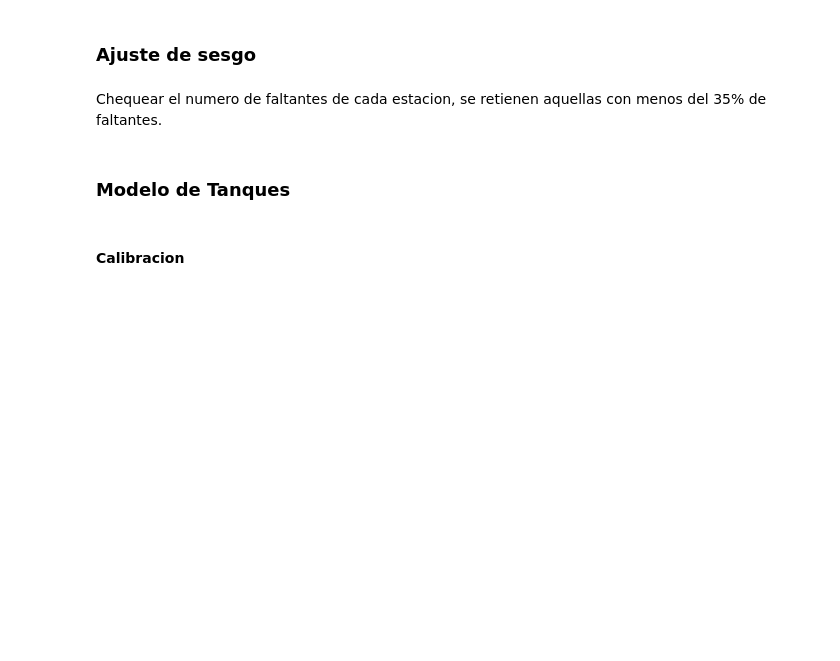
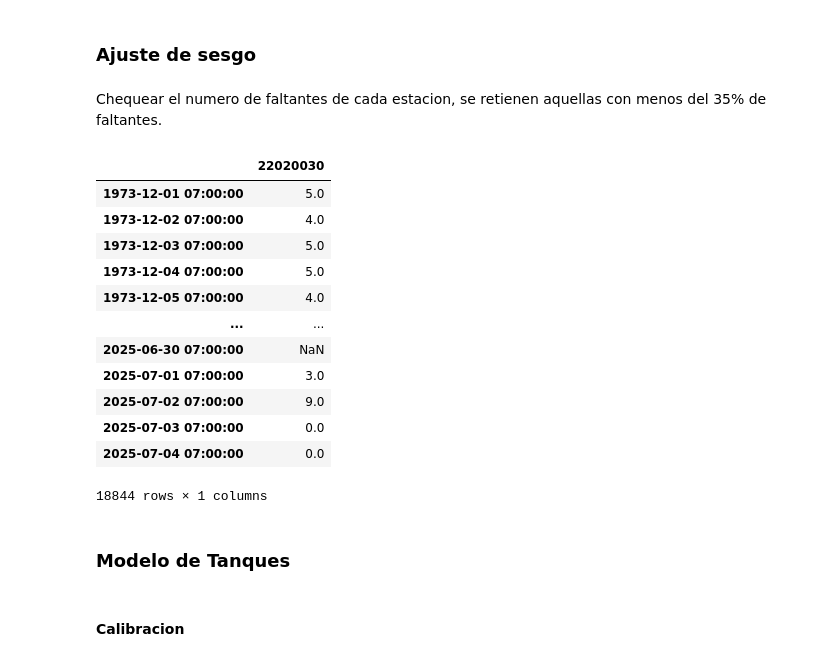
Before and after one commit to Juliant06/hidrologia_saldana, a Jupyter notebook: hidrologia_saldana.ipynb, the cells around one changed output. Saved outputs shown, nothing was run; the diff lists cells and outputs as text; code cells hidden in the pictures; blank space fills up the shorter version.

```diff
--- a/hidrologia_saldana.ipynb
+++ b/hidrologia_saldana.ipynb
@@ -237,3 +258,19 @@ Chequear el numero de faltantes de cada estacion, se retienen aquellas con menos
+# %%
+pd.read_csv(estaciones_pptn['files_path'].iloc[3],index_col=0,parse_dates=True)
+# %% [output]
+|  | 22020030 |
+| 1973-12-01 07:00:00 | 5.0 |
+| 1973-12-02 07:00:00 | 4.0 |
+| 1973-12-03 07:00:00 | 5.0 |
+| 1973-12-04 07:00:00 | 5.0 |
+| 1973-12-05 07:00:00 | 4.0 |
+| ... | ... |
+| 2025-06-30 07:00:00 | NaN |
+| 2025-07-01 07:00:00 | 3.0 |
+| 2025-07-02 07:00:00 | 9.0 |
+| 2025-07-03 07:00:00 | 0.0 |
+| 2025-07-04 07:00:00 | 0.0 |
+18844 rows × 1 columns
 # %%
 # Extraccion de faltantes
 def faltantes(cod):
```
Also changed, not shown: parts of 12 cells of this notebook.
